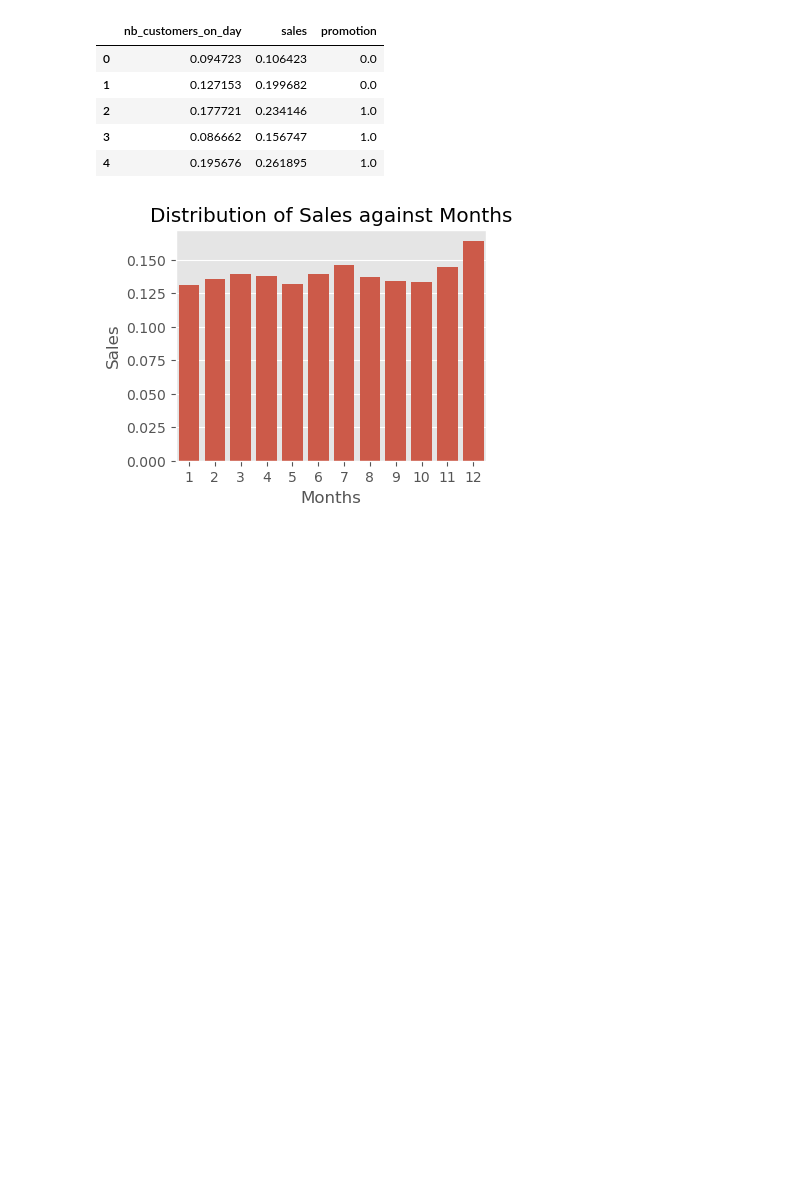
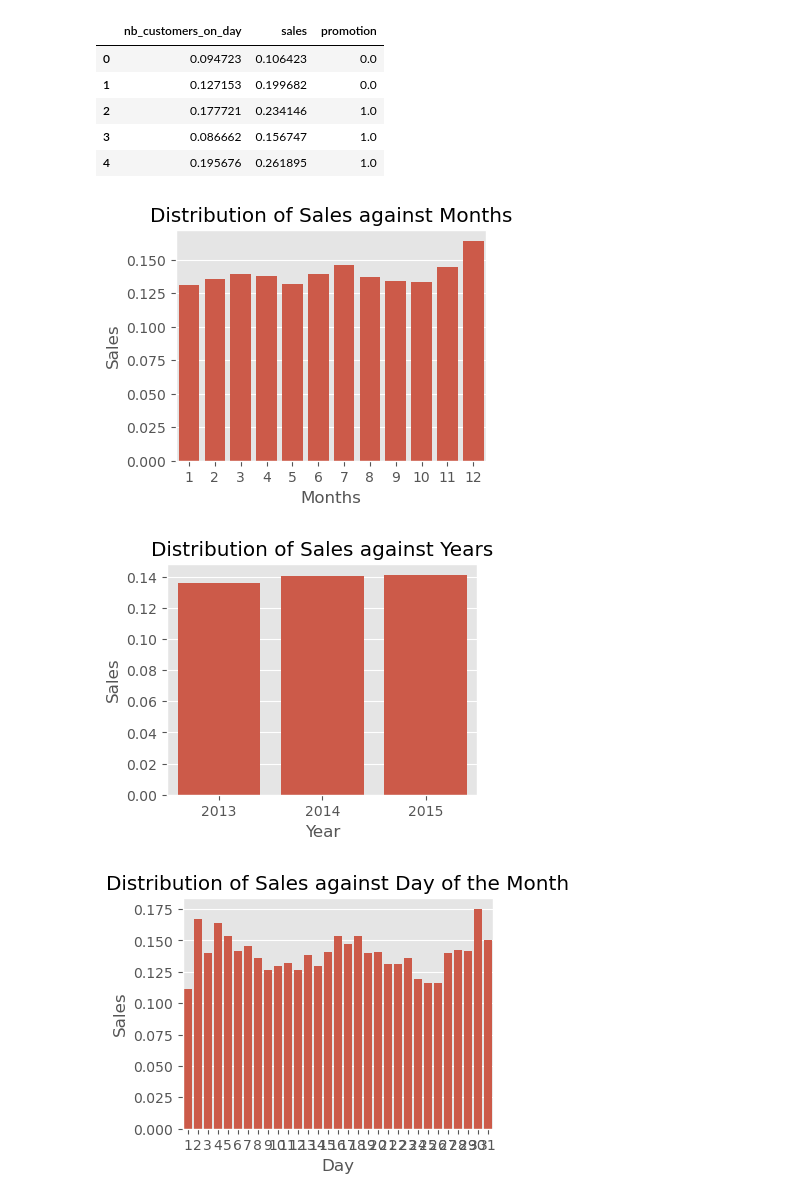
Before and after one commit to ironhack-fhieber/ironkaggle, a Jupyter notebook: main.ipynb, the cells around one changed output. Drawn from its saved outputs; the diff is of its cells as text; code cells hidden in the pictures; blank space fills up the shorter version.

```diff
--- a/main.ipynb
+++ b/main.ipynb
@@ -109,13 +129,31 @@ plt.style.use('ggplot')
 # %%
 # Analyze the distribution of the 'sales' variable against the months of the year
 plt.figure(figsize=(4, 3))
 sns.barplot(x="month", y="sales", data=sales_data, errorbar=None)
 plt.title('Distribution of Sales against Months')
 plt.xlabel('Months')
 plt.ylabel('Sales')
 plt.show()
+
+# Analyze the distribution of the 'sales' variable against the years
+plt.figure(figsize=(4, 3))
+sns.barplot(x="year", y="sales", data=sales_data, errorbar=None)
+plt.title('Distribution of Sales against Years')
+plt.xlabel('Year')
+plt.ylabel('Sales')
+plt.show()
+
+# Analyze the distribution of the 'sales' variable against thedays of the month
+plt.figure(figsize=(4, 3))
+sns.barplot(x="day", y="sales", data=sales_data, errorbar=None)
+plt.title('Distribution of Sales against Day of the Month')
+plt.xlabel('Day')
+plt.ylabel('Sales')
+plt.show()
 # %% [output]
 [figure]
+[figure, added]
+[figure, added]
 # %%
 # Correlation matrix
 plt.figure(figsize=(10, 8))
```
Also changed, not shown: parts of 9 cells of this notebook.
